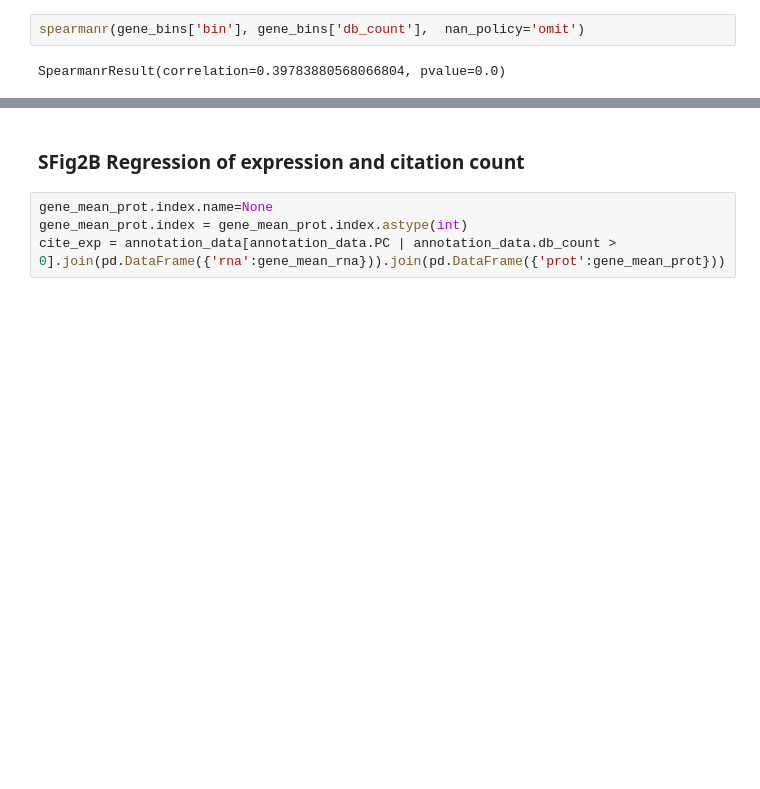
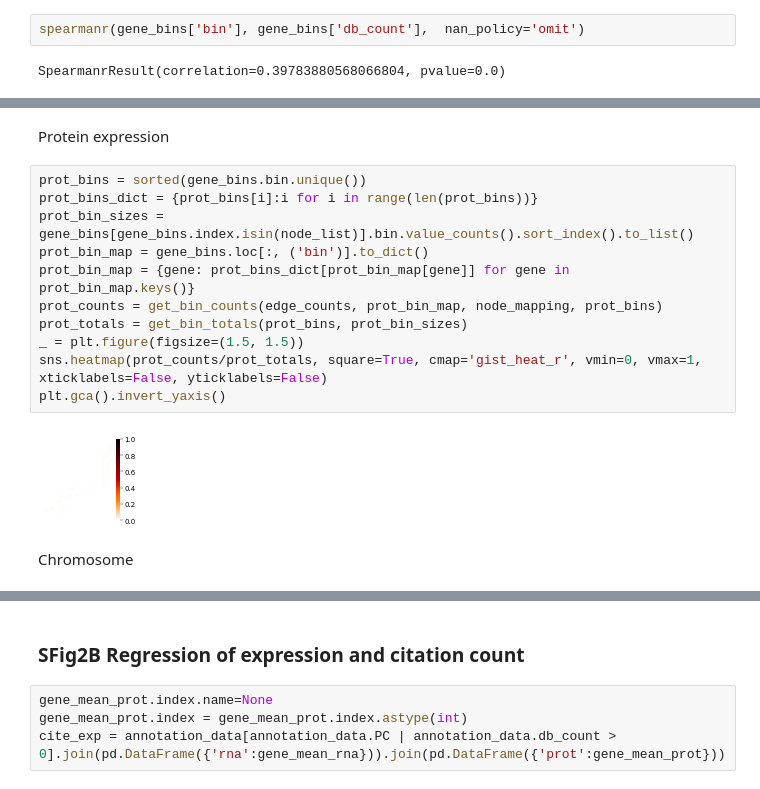
Before and after one commit to sarah-n-wright/Network_Evaluation_Tools, a Jupyter notebook: StateOfTheInteractomes_Notebooks/1_Statistics_and_Representation.ipynb, the cells around one changed output, grey strips where cells are left out. Drawn from its saved outputs; the diff is of its cells as text; blank space fills up the shorter version.

```diff
--- a/StateOfTheInteractomes_Notebooks/1_Statistics_and_Representation.ipynb
+++ b/StateOfTheInteractomes_Notebooks/1_Statistics_and_Representation.ipynb
@@ -278,0 +489,17 @@ SpearmanrResult(correlation=0.39783880568066804, pvalue=0.0)
+# %% [markdown]
+Protein expression
+# %%
+prot_bins = sorted(gene_bins.bin.unique())
+prot_bins_dict = {prot_bins[i]:i for i in range(len(prot_bins))}
+prot_bin_sizes = gene_bins[gene_bins.index.isin(node_list)].bin.value_counts().sort_index().to_list()
+prot_bin_map = gene_bins.loc[:, ('bin')].to_dict()
+prot_bin_map = {gene: prot_bins_dict[prot_bin_map[gene]] for gene in prot_bin_map.keys()}
+prot_counts = get_bin_counts(edge_counts, prot_bin_map, node_mapping, prot_bins)
+prot_totals = get_bin_totals(prot_bins, prot_bin_sizes)
+_ = plt.figure(figsize=(1.5, 1.5))
+sns.heatmap(prot_counts/prot_totals, square=True, cmap='gist_heat_r', vmin=0, vmax=1, xticklabels=False, yticklabels=False)
+plt.gca().invert_yaxis()
+# %% [output]
+[figure, added]
+# %% [markdown]
+Chromosome
```
Also changed, not shown: parts of 33 cells of this notebook, 33 other files.
